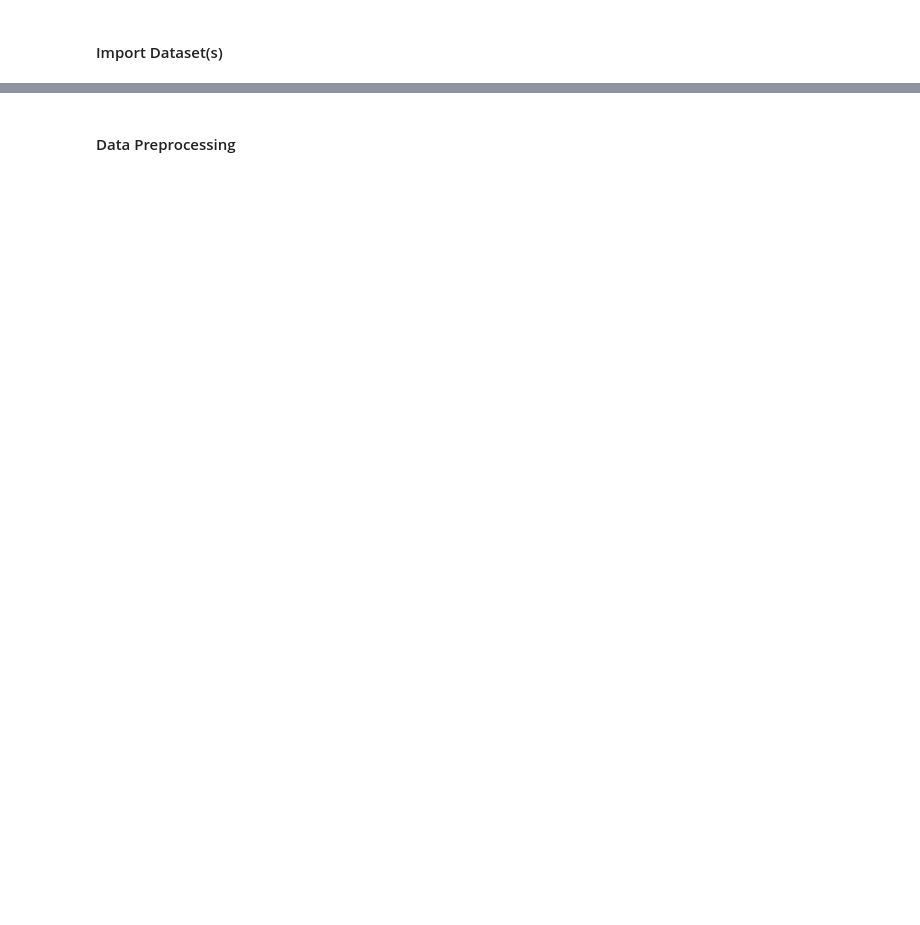
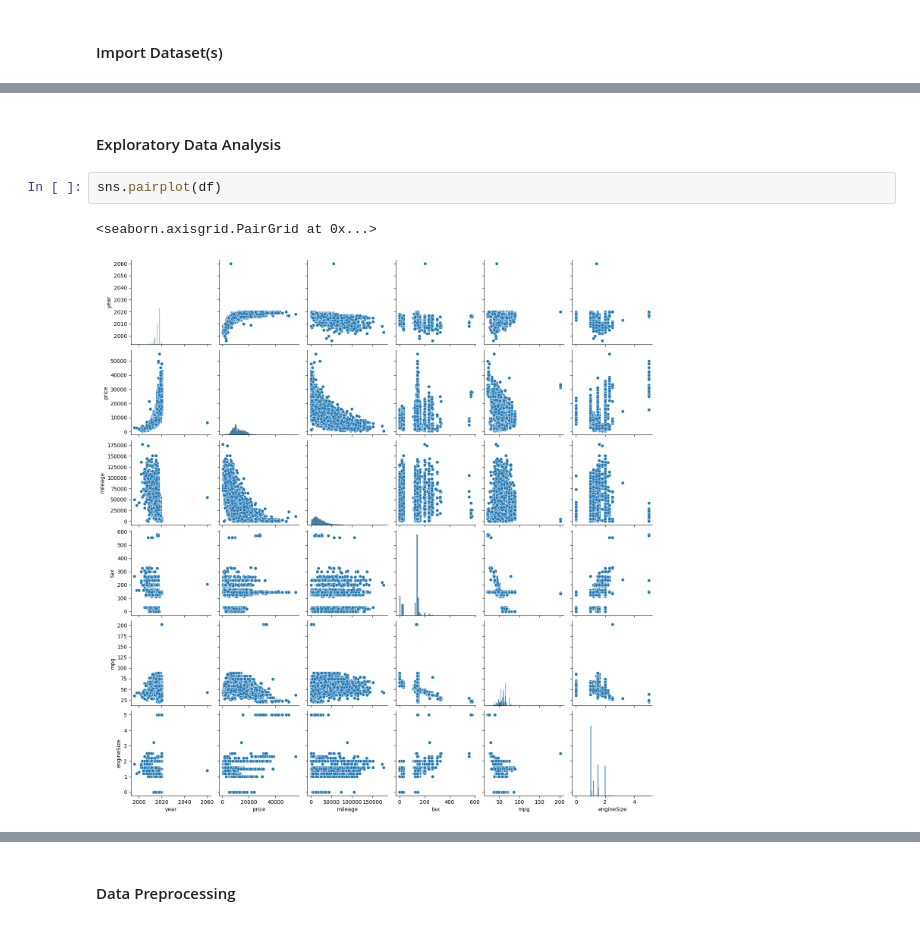
Before and after one commit to j584lee98/sklearn-models, a Jupyter notebook: models/LinearRegression.ipynb, the cells around one changed output, grey strips where cells are left out. Drawn from its saved outputs; the diff is of its cells as text; blank space fills up the shorter version.

```diff
--- a/models/LinearRegression.ipynb
+++ b/models/LinearRegression.ipynb
@@ -41,0 +55,7 @@ memory usage: 125.1+ KB
+# %% [markdown]
+#### Exploratory Data Analysis
+# %%
+sns.pairplot(df)
+# %% [output]
+<seaborn.axisgrid.PairGrid at 0x...>
+[figure, added]
```
Also changed, not shown: parts of 21 cells of this notebook, 3 other files.
